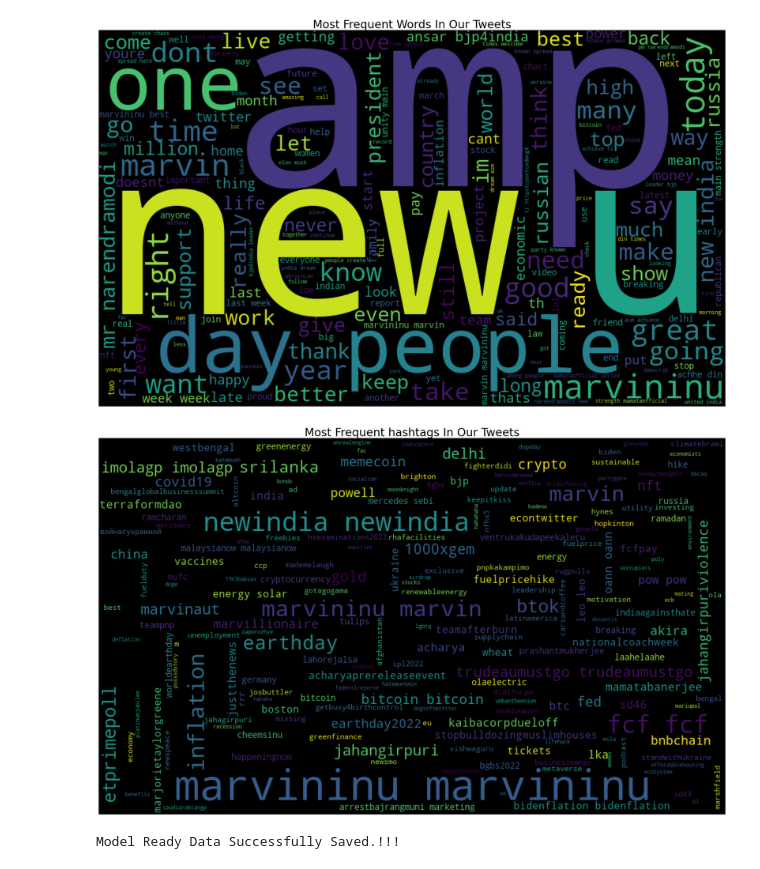
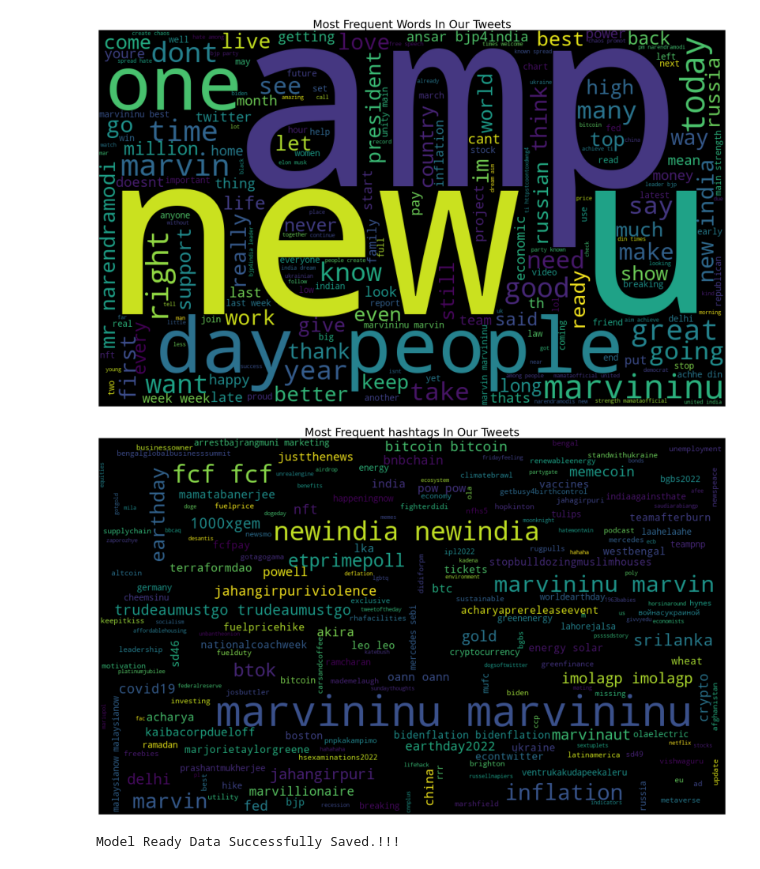
Before and after one commit to Abel-Blue/Twitter-Data-Analysis, a Jupyter notebook: Notebooks/EDA-Twitter.ipynb, the cells around one changed output. Cells and saved outputs as stored; diff of their text form; code cells hidden in the pictures.

```diff
--- a/Notebooks/EDA-Twitter.ipynb
+++ b/Notebooks/EDA-Twitter.ipynb
@@ -193,12 +193,12 @@ plt.show()
 [figure]
 # %%
 plt.figure(figsize=(30, 20))
-plt.imshow(WordCloud(width=1000,height=600,stopwords=STOPWORDS).generate(' '.join(flattened_hashtags_df['hashtag'].values)))
+plt.imshow(WordCloud(width=1000,height=600,stopwords=STOPWORDS).generate(' '.join(tweets_df['hashtags'].values)))
 plt.axis('off')
 plt.title('Most Frequent hashtags In Our Tweets',fontsize=30)
 plt.show()
 # %% [output]
-[figure, old version]
+[figure, new version]
 # %%
 tweets_df.to_csv('../data/model_ready_data.csv', index=False)
 print('Model Ready Data Successfully Saved.!!!')
```
